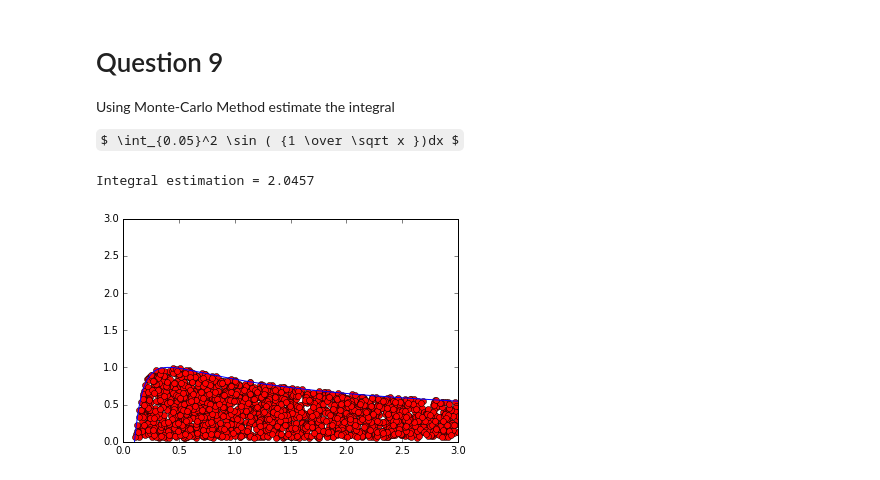
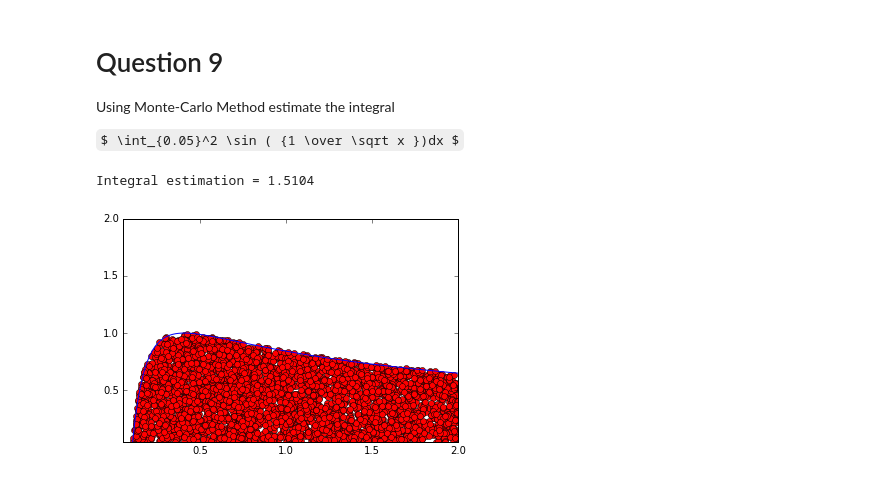
Before and after one commit to ralacher/notebooks, a Jupyter notebook: Probability/Final Exam.ipynb, the cells around one changed output. Drawn from its saved outputs; the diff is of its cells as text; code cells hidden in the pictures; some formulas as TeX source.

```diff
--- a/Probability/Final Exam.ipynb
+++ b/Probability/Final Exam.ipynb
@@ -165,41 +183,44 @@ Using Monte-Carlo Method estimate the integral
 $ \int_{0.05}^2 \sin ( {1 \over \sqrt x })dx $
 # %%
 # Constants
-START = 0
-STOP = 3
+X_MIN = 0
+X_MAX = 2
 NUM_ITERATIONS = 10000
-X_START = 0.05
-X_STOP = STOP
+LOWER_LIMIT = 0.05
+UPPER_LIMIT = 2
 
 # Given function to compute
 def f(x):
     return math.sin(1 / math.sqrt(x) )
 
 # x and y will be used to create plot of function
-x = np.linspace(X_START, X_STOP, 1000)
+x = np.linspace(LOWER_LIMIT, UPPER_LIMIT, 1000)
 y = np.array([f(value) for value in x])
 
 # Create and set limits on plot
 fig = plt.figure()
 ax = fig.add_subplot(111)
-ax.set_xlim(START, STOP)
-ax.set_ylim(START, STOP)
+ax.set_xlim(LOWER_LIMIT, UPPER_LIMIT)
+ax.set_ylim(LOWER_LIMIT, UPPER_LIMIT)
 
 # Create random x, y coordinates from normal distribution
-x_random = np.random.uniform(X_START, X_STOP, NUM_ITERATIONS)
-y_random = np.random.uniform(X_START, X_STOP, NUM_ITERATIONS)
+x_random = np.random.uniform(LOWER_LIMIT, UPPER_LIMIT, NUM_ITERATIONS)
+y_random = np.random.uniform(LOWER_LIMIT, UPPER_LIMIT, NUM_ITERATIONS)
 
 # Perform Monte Carlo
 result = 0
 for x_r, y_r in zip(x_random, y_random):
 
-    # If x and y are underneath the graph, plot the point and increment number of points underneath graph
-    if x_r > X_START and y_r < f(x_r):
+    # If x and y are underneath the graph, plot the point
+    # and increment number of points underneath graph
+    if x_r >= LOWER_LIMIT and y_r <= f(x_r) and x_r <= UPPER_LIMIT:
         plt.plot(x_r, y_r, 'ro')
         result += 1
 
 plt.plot(x, y)
-print 'Integral estimation = {}'.format((result / NUM_ITERATIONS) * 3 ** 2)
+print 'Integral estimation = {}'.format(
+    (result / NUM_ITERATIONS) * X_MAX ** 2
+)
 # %% [output]
-Integral estimation = 2.0457
+Integral estimation = 1.5104
-[figure, old version]
+[figure, new version]
```
Also changed, not shown: parts of 15 cells of this notebook.
